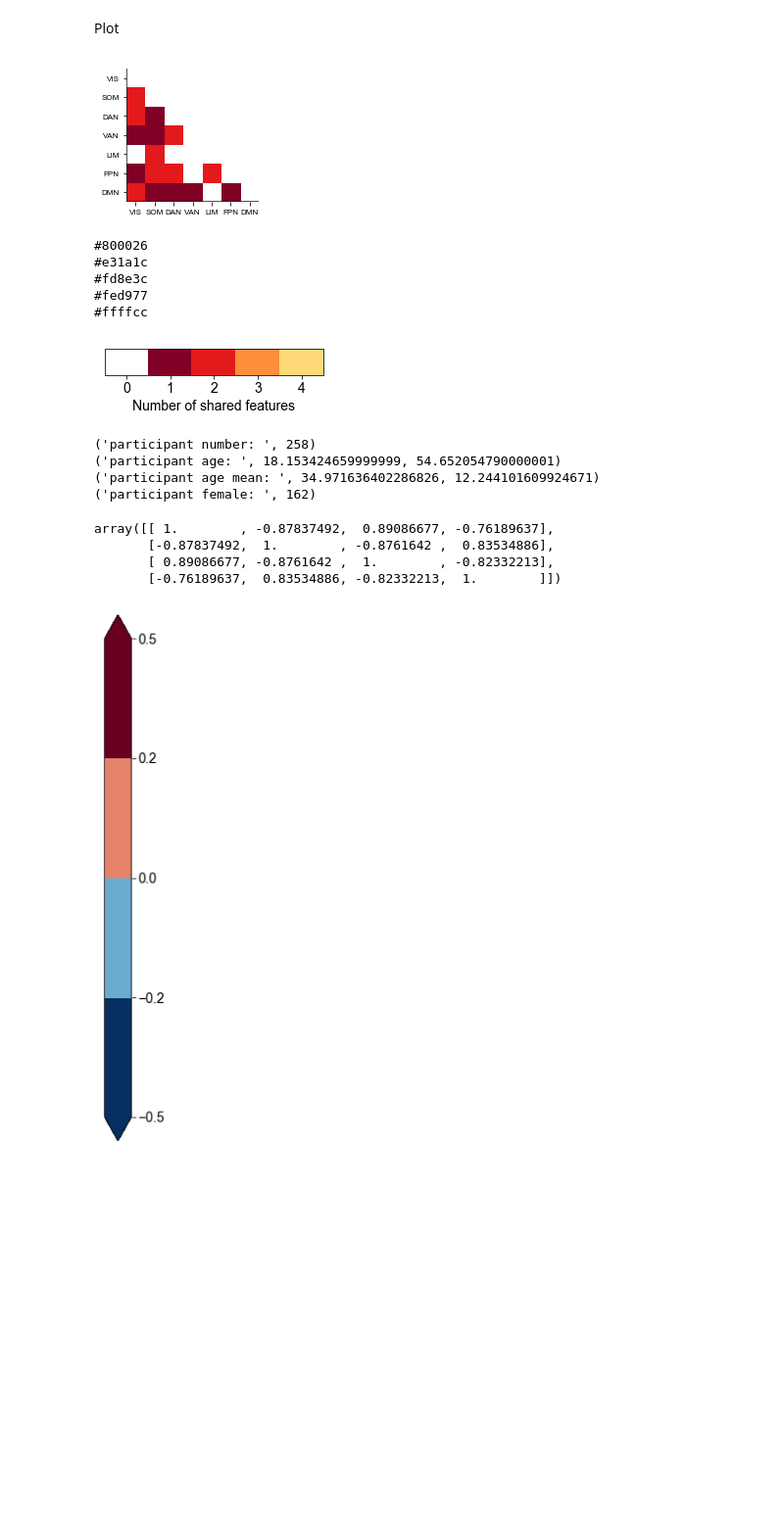
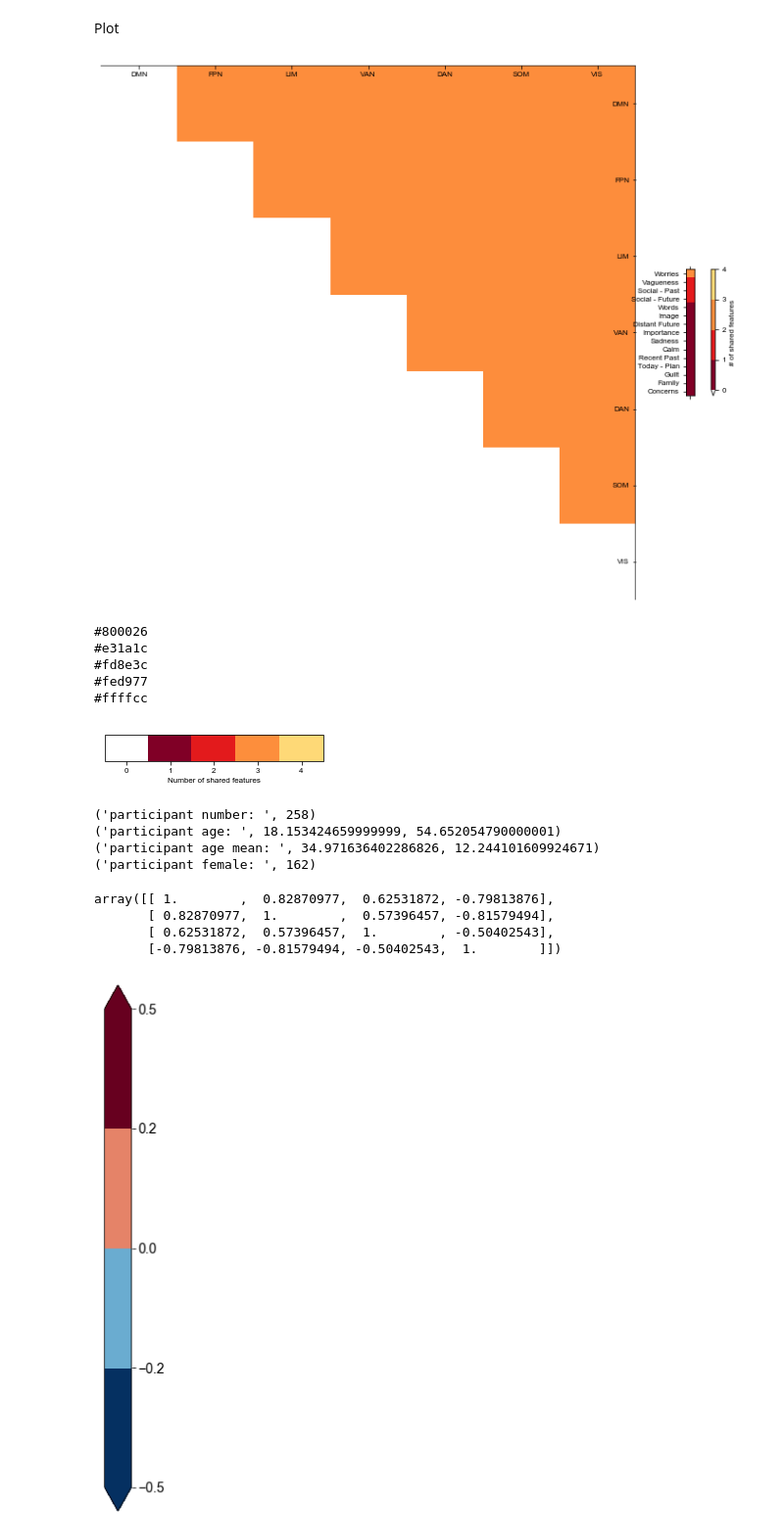
Before and after one commit to htwangtw/patterns-of-thought, a Jupyter notebook: notebooks/4.0-Ploting.ipynb, the cells around one changed output. Shown at 98% size. Drawn from its saved outputs; the diff is of its cells as text; code cells hidden in the pictures; blank space fills up the shorter version.

```diff
--- a/notebooks/4.0-Ploting.ipynb
+++ b/notebooks/4.0-Ploting.ipynb
@@ -21,8 +21,8 @@ import joblib
 import pickle
 # %%
 dat_path = './data/processed/dict_SCCA_data_prepro_06092017.pkl'
-model_path = './models/SCCA_Yeo7_4_0.80_0.90.pkl'
-df_path = './data/processed/NYCQ_CCA_score_rev1_4_0.8_0.9.pkl'
+model_path = './models/SCCA_Yeo7_4_0.90_0.40.pkl'
+df_path = './data/processed/NYCQ_CCA_score_rev1_4_0.9_0.4.pkl'
 # load data
 dataset = load_pkl(dat_path)
 model = joblib.load(model_path)
@@ -36,4 +34,4 @@ array([ 0.22064741,  0.28987046,  0.25299064,  0.26006618])
 # %%
-u, v = model.u * [1, 1, -1, 1], model.v * [1, 1, -1, 1] # reverse nuber one for intepretation
+u, v = model.u * [1, 1, 1, 1], model.v * [1, 1, 1, 1] # reverse nuber one for intepretation
 n = model.n_components
 # %%
@@ -174,51 +172,51 @@ Plot
 # %%
 set_text_size(8)
 plt.close('all')
 
 colours = mpl.cm.YlOrRd_r(np.linspace(0, 1, n + 1))
 
 cmap = mpl.colors.ListedColormap(['w'] + list(colours)[:-1])
 cmap.set_over('0')
 
 fig = plt.figure(figsize=(2.5,2.5))
 ax = fig.add_subplot(111)
 ax.set_frame_on(False)
 hm = ax.matshow(n_feature_mat, vmin=0, vmax=n, cmap=cmap)
 ax.set_xticks(np.arange(n_feature_mat.shape[1]))
 ax.set_yticks(np.arange(n_feature_mat.shape[0]))
 ax.xaxis.set_ticks_position('bottom')
 ax.set_xticklabels(dataset['Yeo7_ROIs'])
 ax.set_yticklabels(dataset['Yeo7_ROIs'])
 ax.plot([-0.5, -0.5], [-0.5, 6.5], ls='-', c='.1')
 ax.plot([-0.5, 6.5], [6.5, 6.5], ls='-', c='.1')
 
-# divider = make_axes_locatable(ax)
-# ax2 = divider.append_axes("right", size="1%", pad=10)
-# ax2.matshow(n_questions, vmin=0, vmax=n, cmap=cmap)
-# ax2.set_xticks(np.arange(n_questions.shape[1]))
-# ax2.set_yticks(np.arange(n_questions.shape[0]))
-# ax2.set_xticklabels(' ')
-# ax2.set_yticklabels(v_labels)
+divider = make_axes_locatable(ax)
+ax2 = divider.append_axes("right", size="1%", pad=10)
+ax2.matshow(n_questions, vmin=0, vmax=n, cmap=cmap)
+ax2.set_xticks(np.arange(n_questions.shape[1]))
+ax2.set_yticks(np.arange(n_questions.shape[0]))
+ax2.set_xticklabels(' ')
+ax2.set_yticklabels(v_labels)
 
-# divider = make_axes_locatable(ax2)
-# cax = divider.append_axes("right", size="50%", pad=0.25)
-# bounds = range(0, n + 2)
-# norm = mpl.colors.BoundaryNorm(bounds, cmap.N)
-# cb = mpl.colorbar.ColorbarBase(cax, cmap=cmap,
-#                                 norm=norm,
-#                                 # to use 'extend', you must
-#                                 # specify two extra boundaries:
-#                                 boundaries=bounds,
-#                                 extend='min',
-#                                 ticks=bounds,  # optional
-#                                 spacing='proportional',
-#                                 orientation='vertical')
-# cb.set_ticklabels(range(0, n + 2))
-# cb.set_label('# of shared features')
-plt.savefig('./reports/Yeo7/Yeo7_FC_shared_features_comp2-4.png', bbox_inches='tight', dpi=300, transparent=True)
+divider = make_axes_locatable(ax2)
+cax = divider.append_axes("right", size="50%", pad=0.25)
+bounds = range(0, n + 2)
+norm = mpl.colors.BoundaryNorm(bounds, cmap.N)
+cb = mpl.colorbar.ColorbarBase(cax, cmap=cmap,
+                                norm=norm,
+                                # to use 'extend', you must
+                                # specify two extra boundaries:
+                                boundaries=bounds,
+                                extend='min',
+                                ticks=bounds,  # optional
+                                spacing='proportional',
+                                orientation='vertical')
+cb.set_ticklabels(range(0, n + 2))
+cb.set_label('# of shared features')
+# plt.savefig('./reports/Yeo7/Yeo7_FC_shared_features_comp2-4.png', bbox_inches='tight', dpi=300, transparent=True)
 plt.show()
 # %% [output]
-[figure, old version]
+[figure, new version]
 # %%
 for i in range(5):
     print matplotlib.colors.rgb2hex(colours[i, :])
@@ -243,10 +241,10 @@ cb = mpl.colorbar.ColorbarBase(ax, cmap=cmap,
 cb.set_ticks(np.array(range(5)) + 0.5)
 cb.set_ticklabels(range(5))
 cb.set_label('Number of shared features')
-plt.savefig('./reports/n_feature_colorbar.png', bbox_inches='tight', dpi=300, transparent=True)
+# plt.savefig('./reports/n_feature_colorbar.png', bbox_inches='tight', dpi=300, transparent=True)
 plt.show()
 # %% [output]
-[figure, old version]
+[figure, new version]
 # %%
 print('participant number: ', df.shape[0])
 print('participant age: ', np.min(dataset['Age']), np.max(dataset['Age']))
@@ -260,10 +258,10 @@ print('participant female: ', np.sum(dataset['Gender']==2))
 # %%
 np.corrcoef((df.CC_01, df.CC_02, df.CC_03, df.CC_04))
 # %% [output]
-array([[ 1.        , -0.87837492,  0.89086677, -0.76189637],
-       [-0.87837492,  1.        , -0.8761642 ,  0.83534886],
-       [ 0.89086677, -0.8761642 ,  1.        , -0.82332213],
-       [-0.76189637,  0.83534886, -0.82332213,  1.        ]])
+array([[ 1.        ,  0.82870977,  0.62531872, -0.79813876],
+       [ 0.82870977,  1.        ,  0.57396457, -0.81579494],
+       [ 0.62531872,  0.57396457,  1.        , -0.50402543],
+       [-0.79813876, -0.81579494, -0.50402543,  1.        ]])
 # %%
 cmap = mpl.colors.ListedColormap(['#053061', '#6aacd0', '#e58368', '#67001f'])
 bounds = [-0.5, -0.2, 0., .2, 0.5]
```
Also changed, not shown: parts of 11 cells of this notebook, 28 other files.
